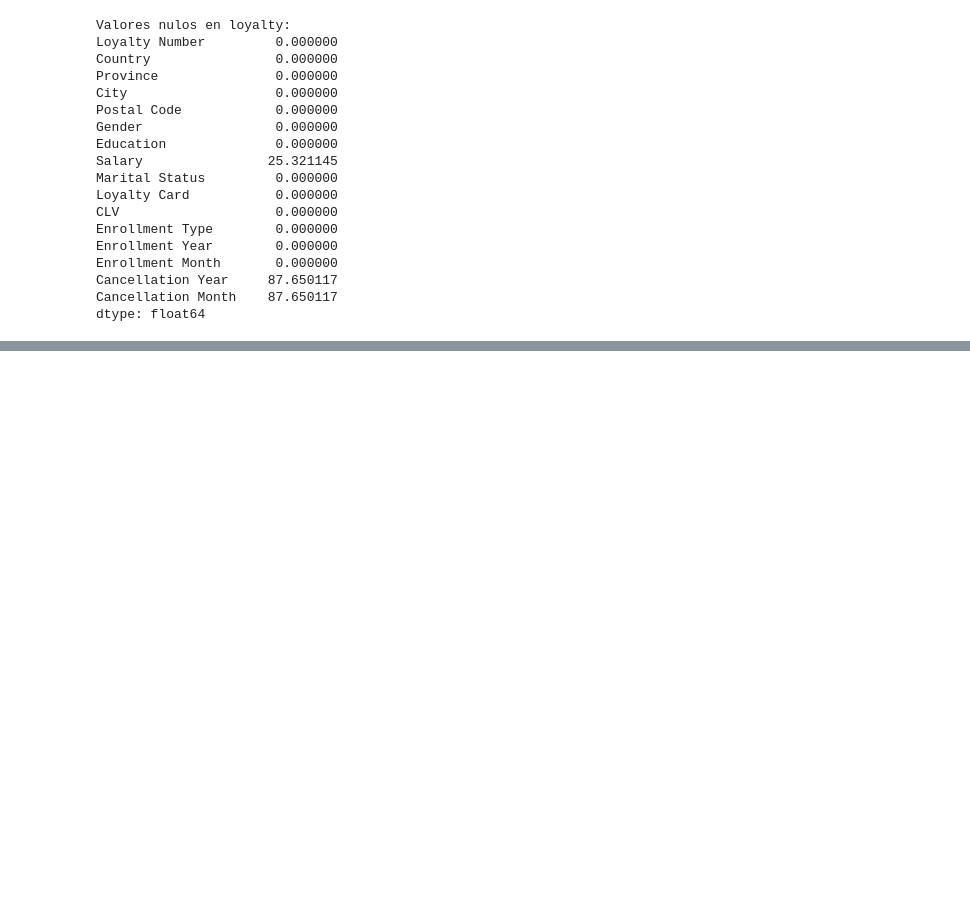
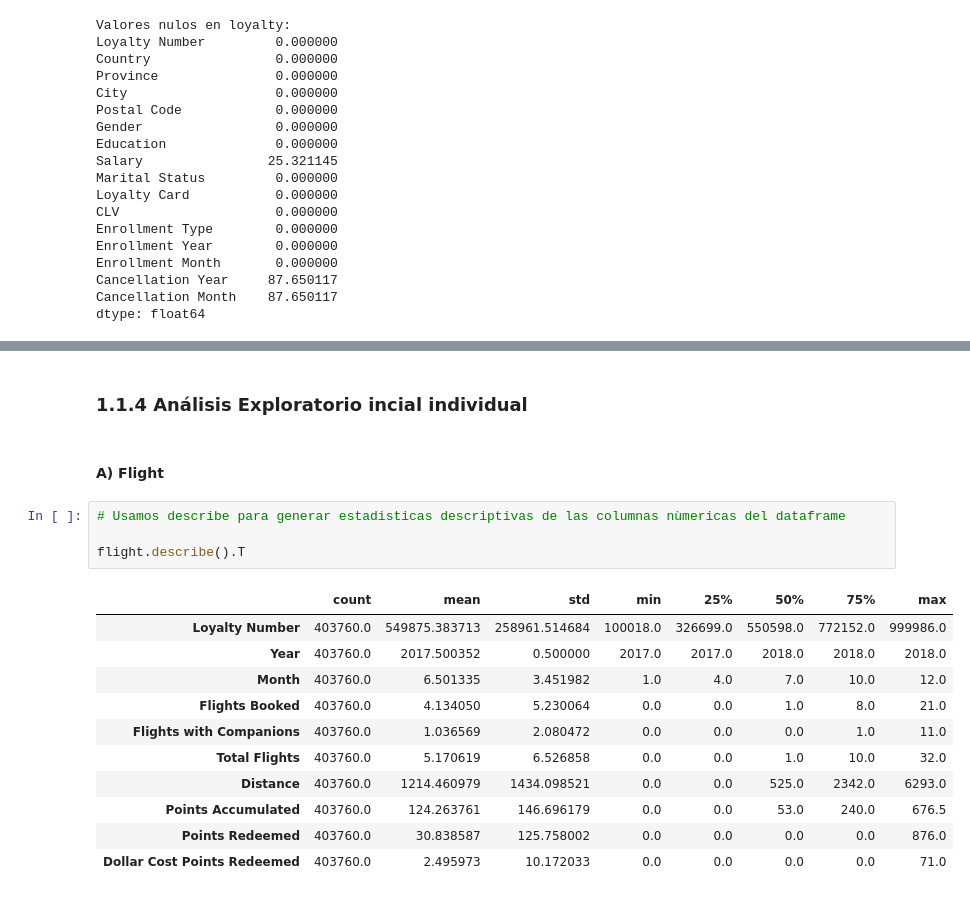
Before and after one commit to Adalab/bda-modulo-3-evaluacion-final-TeresaAdalab, a Jupyter notebook: Evaluacion Final Modulo 3.ipynb, the cells around one changed output, grey strips where cells are left out. Drawn from its saved outputs; the diff is of its cells as text; blank space fills up the shorter version.

Commit message:
Analisis Exploratorio Flights

```diff
--- a/Evaluacion Final Modulo 3.ipynb
+++ b/Evaluacion Final Modulo 3.ipynb
@@ -280,0 +289,20 @@ dtype: float64
+# %% [markdown]
+###  1.1.4 Análisis Exploratorio incial individual
+# %% [markdown]
+#### A) Flight
+# %%
+# Usamos describe para generar estadisticas descriptivas de las columnas nùmericas del dataframe
+
+flight.describe().T
+# %% [output]
+|  | count | mean | std | min | 25% | 50% | 75% | max |
+| Loyalty Number | 403760.0 | 549875.383713 | 258961.514684 | 100018.0 | 326699.0 | 550598.0 | 772152.0 | 999986.0 |
+| Year | 403760.0 | 2017.500352 | 0.500000 | 2017.0 | 2017.0 | 2018.0 | 2018.0 | 2018.0 |
+| Month | 403760.0 | 6.501335 | 3.451982 | 1.0 | 4.0 | 7.0 | 10.0 | 12.0 |
+| Flights Booked | 403760.0 | 4.134050 | 5.230064 | 0.0 | 0.0 | 1.0 | 8.0 | 21.0 |
+| Flights with Companions | 403760.0 | 1.036569 | 2.080472 | 0.0 | 0.0 | 0.0 | 1.0 | 11.0 |
+| Total Flights | 403760.0 | 5.170619 | 6.526858 | 0.0 | 0.0 | 1.0 | 10.0 | 32.0 |
+| Distance | 403760.0 | 1214.460979 | 1434.098521 | 0.0 | 0.0 | 525.0 | 2342.0 | 6293.0 |
+| Points Accumulated | 403760.0 | 124.263761 | 146.696179 | 0.0 | 0.0 | 53.0 | 240.0 | 676.5 |
+| Points Redeemed | 403760.0 | 30.838587 | 125.758002 | 0.0 | 0.0 | 0.0 | 0.0 | 876.0 |
+| Dollar Cost Points Redeemed | 403760.0 | 2.495973 | 10.172033 | 0.0 | 0.0 | 0.0 | 0.0 | 71.0 |
```
Also changed, not shown: parts of 12 cells of this notebook.
